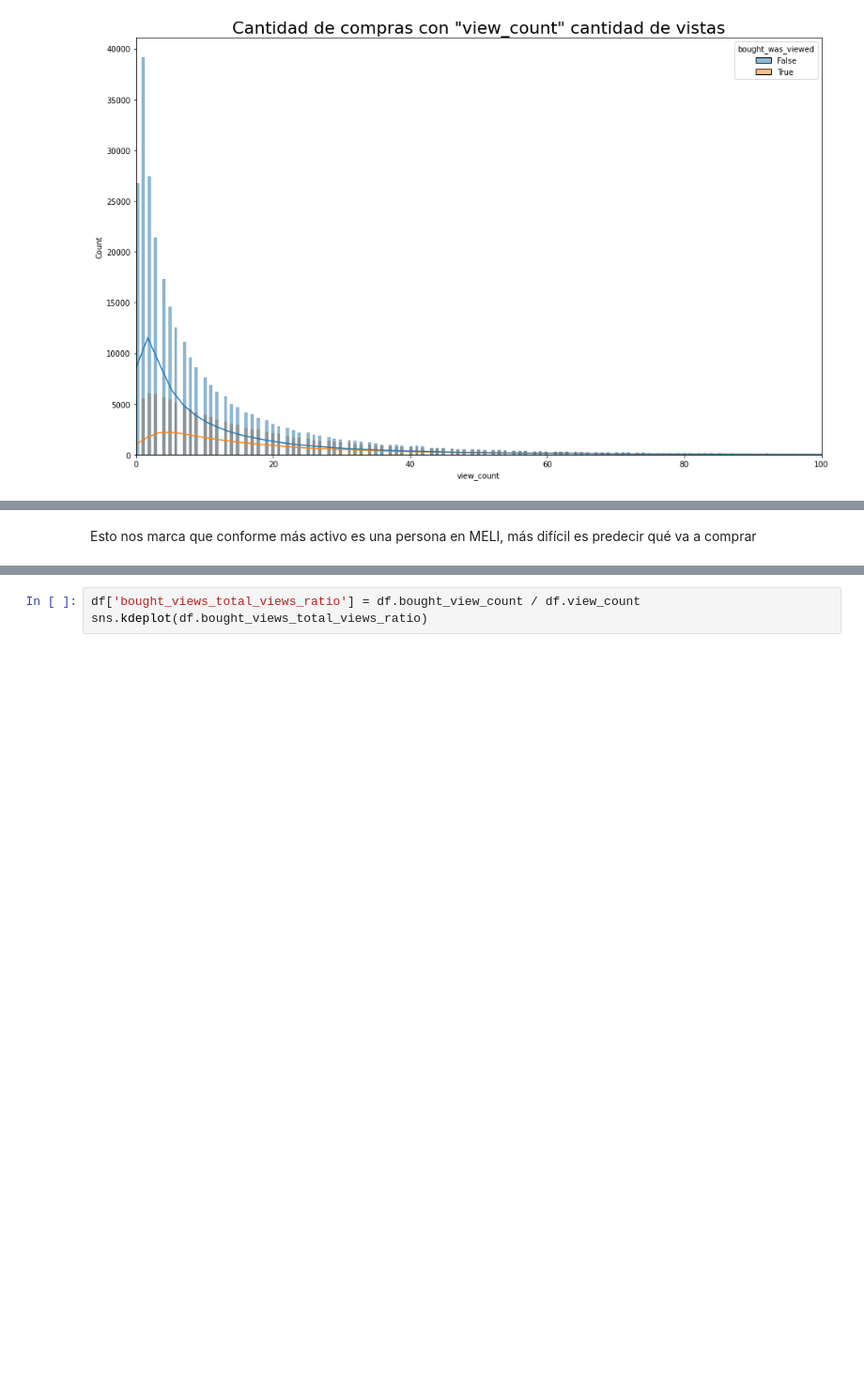
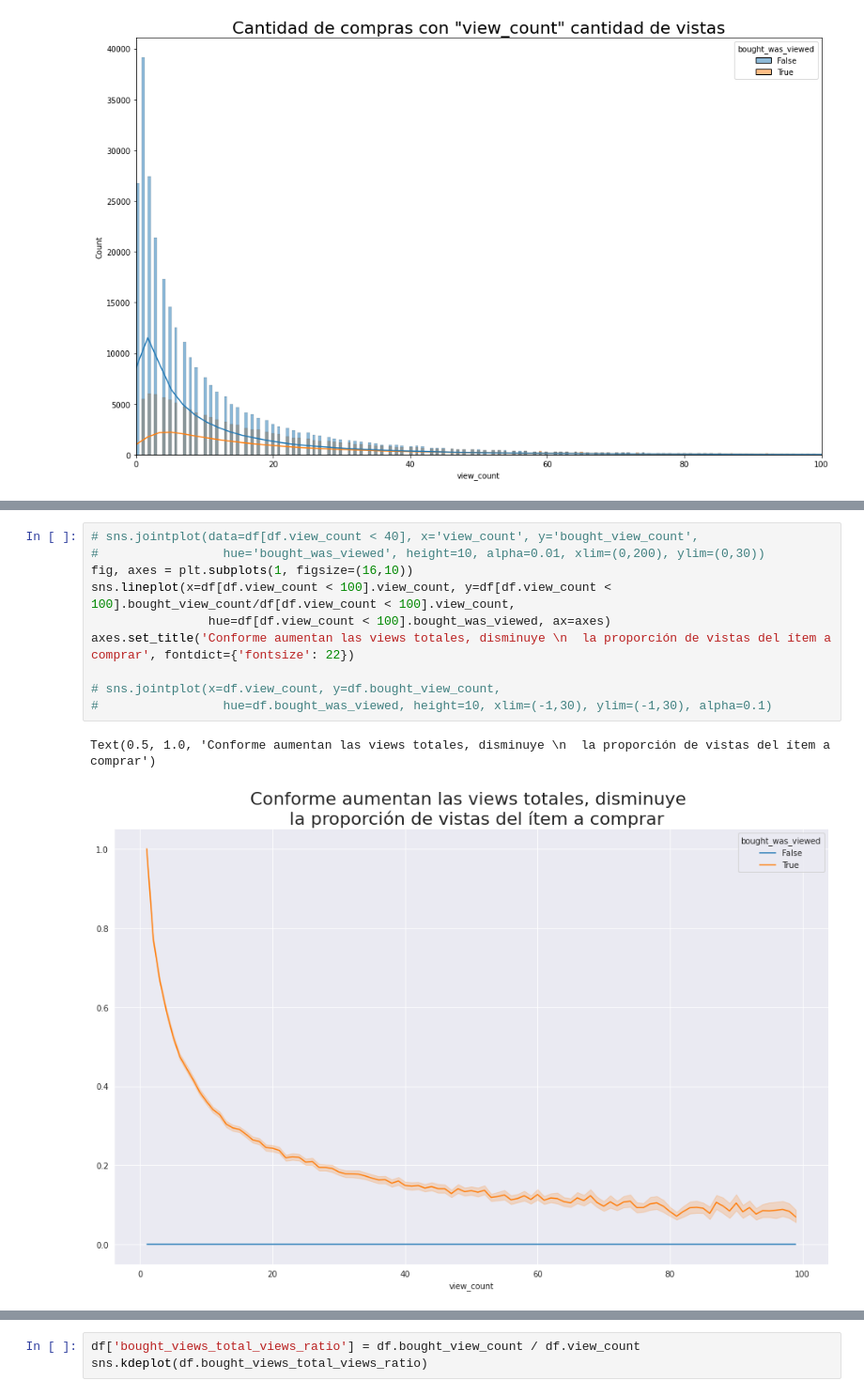
Before and after one commit to natanrajch/DiploDatos, a Jupyter notebook: MELI/train_data_joined.ipynb, the cells around one changed output, grey strips where cells are left out. Shown at 94% size. Cells and saved outputs as stored; diff of their text form; blank space fills up the shorter version.

```diff
--- a/MELI/train_data_joined.ipynb
+++ b/MELI/train_data_joined.ipynb
@@ -196,2 +197,13 @@ Text(0.5, 1.0, 'La relación entre vistas totales y vistas del ítem a comprar \
-# %% [markdown]
-Esto nos marca que conforme más activo es una persona en MELI, más difícil es predecir qué va a comprar
+# %%
+# sns.jointplot(data=df[df.view_count < 40], x='view_count', y='bought_view_count',
+#                 hue='bought_was_viewed', height=10, alpha=0.01, xlim=(0,200), ylim=(0,30))
+fig, axes = plt.subplots(1, figsize=(16,10))
+sns.lineplot(x=df[df.view_count < 100].view_count, y=df[df.view_count < 100].bought_view_count/df[df.view_count < 100].view_count,
+                hue=df[df.view_count < 100].bought_was_viewed, ax=axes)
+axes.set_title('Conforme aumentan las views totales, disminuye \n  la proporción de vistas del ítem a comprar', fontdict={'fontsize': 22})
+
+# sns.jointplot(x=df.view_count, y=df.bought_view_count,
+#                 hue=df.bought_was_viewed, height=10, xlim=(-1,30), ylim=(-1,30), alpha=0.1)
+# %% [output]
+Text(0.5, 1.0, 'Conforme aumentan las views totales, disminuye \n  la proporción de vistas del ítem a comprar')
+[figure, added]
```
Also changed, not shown: parts of 27 cells of this notebook.
